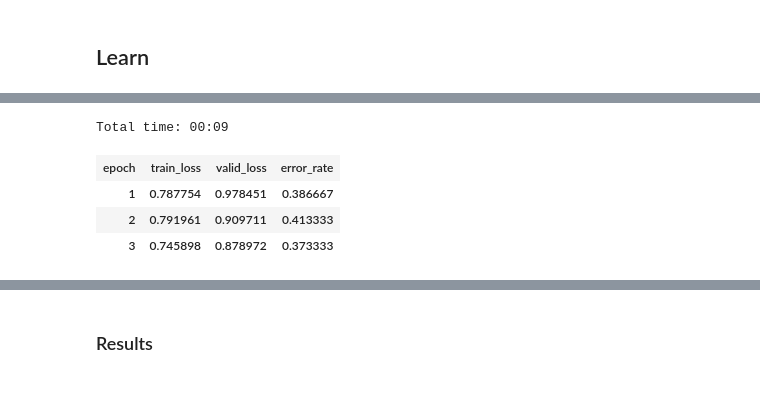
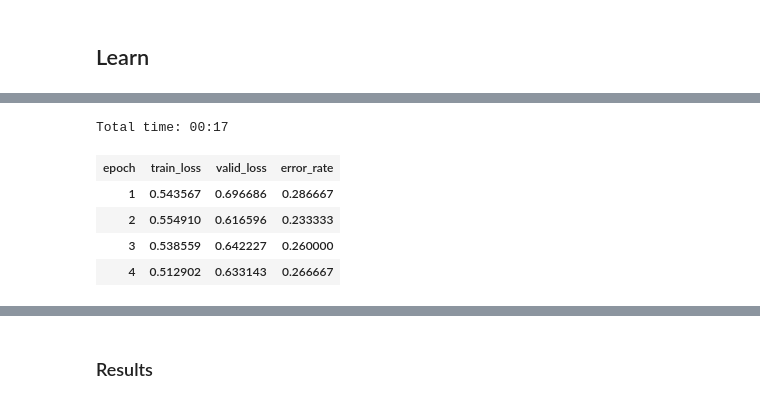
Before and after one commit to jellenberger/melanoma-detection, a Jupyter notebook: work/melanoma-detection-progressive.ipynb, the cells around one changed output, grey strips where cells are left out. Saved outputs shown, nothing was run; the diff lists cells and outputs as text; code cells hidden in the pictures.

```diff
--- a/work/melanoma-detection-progressive.ipynb
+++ b/work/melanoma-detection-progressive.ipynb
@@ -37,8 +37,6 @@ tfms = get_transforms(flip_vert=True) # add vertical flip, since these are top d
 # %% [markdown]
 ## Learn
 # %%
-data = ImageDataBunch.from_folder(datapath, ds_tfms=tfms, bs=bs, size=32, num_workers=4).normalize(imagenet_stats)
+data = ImageDataBunch.from_folder(datapath, ds_tfms=tfms, bs=bs, size=64, num_workers=4).normalize(imagenet_stats)
 # %%
 learn = create_cnn(data, models.resnet50, metrics=error_rate)
-# %%
-learn.fit_one_cycle(4)
@@ -51,0 +49,2 @@ Total time: 00:12
+# %%
+learn.fit_one_cycle(8, max_lr=1e-2)
@@ -52,9 +66,10 @@ Total time: 00:12
 # %%
 learn.unfreeze()
-learn.fit_one_cycle(3, max_lr=slice(3e-6, 3e-3))
+learn.fit_one_cycle(4, max_lr=slice(1e-5, 1e-3))
 # %% [output]
-Total time: 00:09
+Total time: 00:17
 | epoch | train_loss | valid_loss | error_rate |
-| 1 | 0.787754 | 0.978451 | 0.386667 |
-| 2 | 0.791961 | 0.909711 | 0.413333 |
-| 3 | 0.745898 | 0.878972 | 0.373333 |
+| 1 | 0.543567 | 0.696686 | 0.286667 |
+| 2 | 0.554910 | 0.616596 | 0.233333 |
+| 3 | 0.538559 | 0.642227 | 0.260000 |
+| 4 | 0.512902 | 0.633143 | 0.266667 |
```
Also changed, not shown: parts of 22 cells of this notebook.
